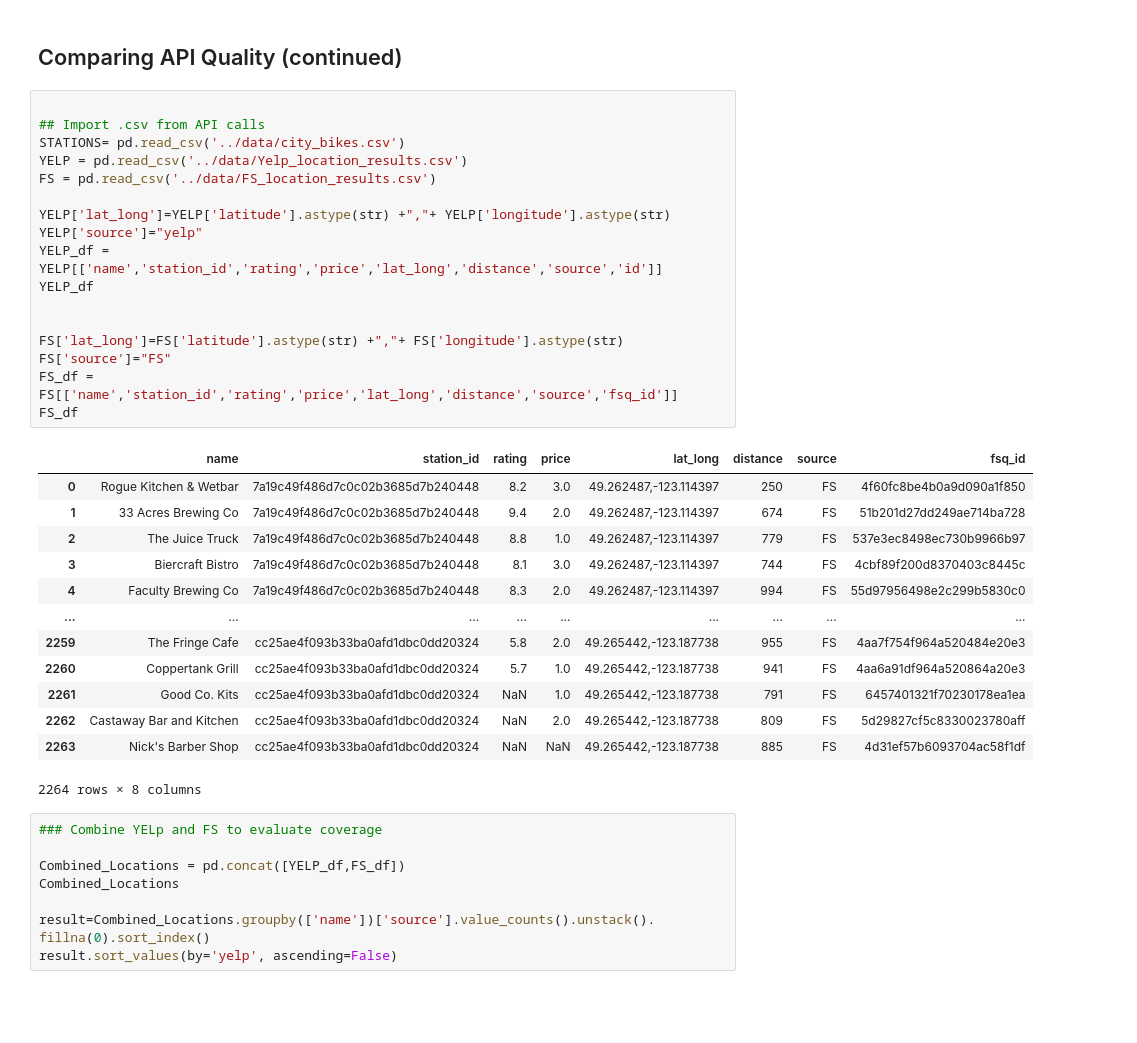
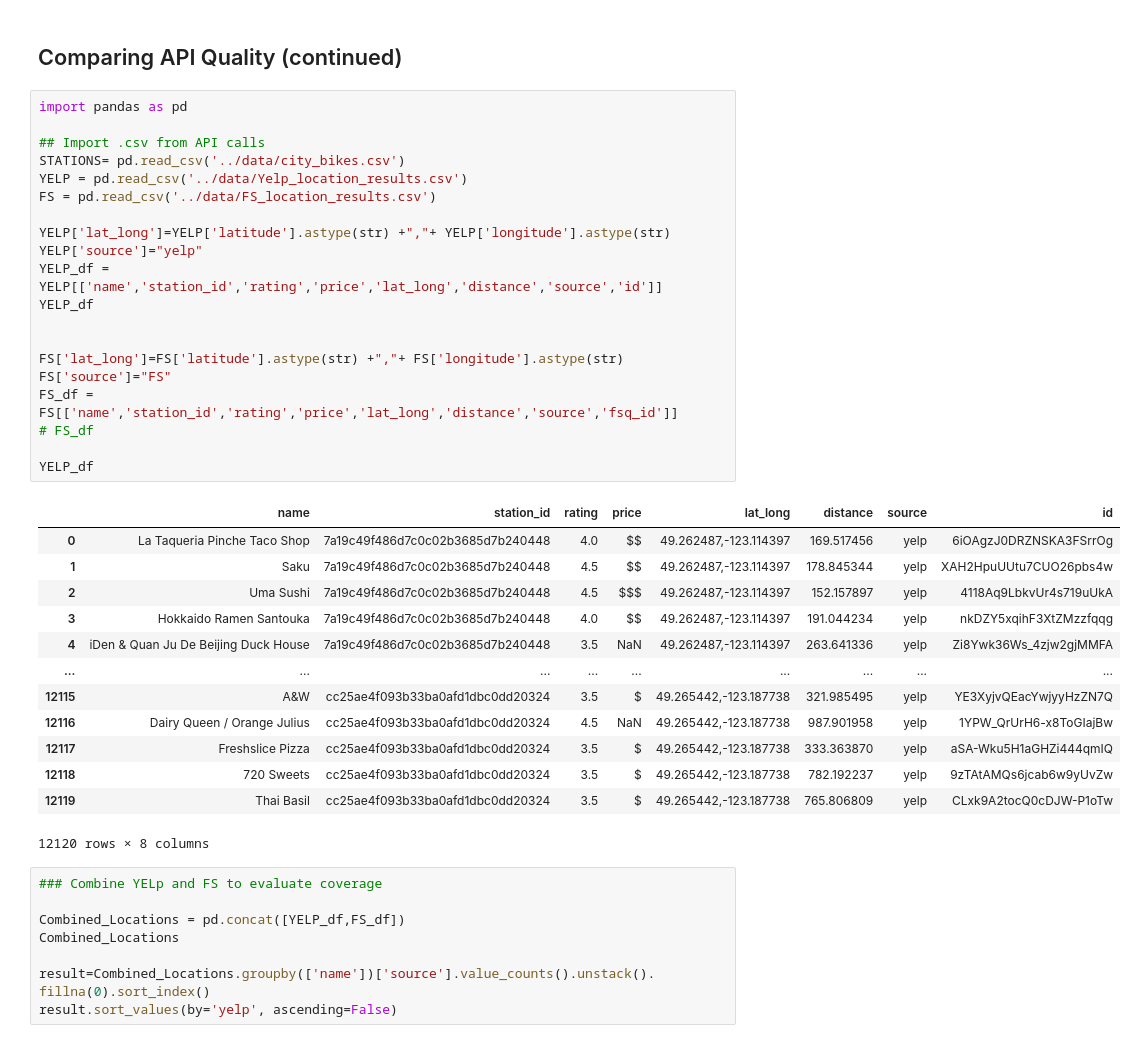
Before and after one commit to j-lepard/LHL-Statistics, a Jupyter notebook: notebooks/02.yelp_foursquare_EDA.ipynb, the cells around one changed output. Saved outputs shown, nothing was run; the diff lists cells and outputs as text; blank space fills up the shorter version.

Commit message:
Initial EDA on FS vs Yelp

```diff
--- a/notebooks/02.yelp_foursquare_EDA.ipynb
+++ b/notebooks/02.yelp_foursquare_EDA.ipynb
@@ -393,36 +393,39 @@ Get the top 10 restaurants according to their rating:
 # %% [markdown]
 ## Comparing API Quality (continued)
 # %%
+import pandas as pd
 
 ## Import .csv from API calls
 STATIONS= pd.read_csv('../data/city_bikes.csv')
 YELP = pd.read_csv('../data/Yelp_location_results.csv')
 FS = pd.read_csv('../data/FS_location_results.csv')
 
 YELP['lat_long']=YELP['latitude'].astype(str) +","+ YELP['longitude'].astype(str)
 YELP['source']="yelp"
 YELP_df = YELP[['name','station_id','rating','price','lat_long','distance','source','id']]
 YELP_df
 
 
 FS['lat_long']=FS['latitude'].astype(str) +","+ FS['longitude'].astype(str)
 FS['source']="FS"
 FS_df = FS[['name','station_id','rating','price','lat_long','distance','source','fsq_id']]
-FS_df
+# FS_df
+
+YELP_df
 # %% [output]
-|  | name | station_id | rating | price | lat_long | distance | source | fsq_id |
-| 0 | Rogue Kitchen & Wetbar | 7a19c49f486d7c0c02b3685d7b240448 | 8.2 | 3.0 | 49.262487,-123.114397 | 250 | FS | 4f60fc8be4b0a9d090a1f850 |
-| 1 | 33 Acres Brewing Co | 7a19c49f486d7c0c02b3685d7b240448 | 9.4 | 2.0 | 49.262487,-123.114397 | 674 | FS | 51b201d27dd249ae714ba728 |
-| 2 | The Juice Truck | 7a19c49f486d7c0c02b3685d7b240448 | 8.8 | 1.0 | 49.262487,-123.114397 | 779 | FS | 537e3ec8498ec730b9966b97 |
-| 3 | Biercraft Bistro | 7a19c49f486d7c0c02b3685d7b240448 | 8.1 | 3.0 | 49.262487,-123.114397 | 744 | FS | 4cbf89f200d8370403c8445c |
-| 4 | Faculty Brewing Co | 7a19c49f486d7c0c02b3685d7b240448 | 8.3 | 2.0 | 49.262487,-123.114397 | 994 | FS | 55d97956498e2c299b5830c0 |
+|  | name | station_id | rating | price | lat_long | distance | source | id |
+| 0 | La Taqueria Pinche Taco Shop | 7a19c49f486d7c0c02b3685d7b240448 | 4.0 | $$ | 49.262487,-123.114397 | 169.517456 | yelp | 6iOAgzJ0DRZNSKA3FSrrOg |
+| 1 | Saku | 7a19c49f486d7c0c02b3685d7b240448 | 4.5 | $$ | 49.262487,-123.114397 | 178.845344 | yelp | XAH2HpuUUtu7CUO26pbs4w |
+| 2 | Uma Sushi | 7a19c49f486d7c0c02b3685d7b240448 | 4.5 | $$$ | 49.262487,-123.114397 | 152.157897 | yelp | 4118Aq9LbkvUr4s719uUkA |
+| 3 | Hokkaido Ramen Santouka | 7a19c49f486d7c0c02b3685d7b240448 | 4.0 | $$ | 49.262487,-123.114397 | 191.044234 | yelp | nkDZY5xqihF3XtZMzzfqqg |
+| 4 | iDen & Quan Ju De Beijing Duck House | 7a19c49f486d7c0c02b3685d7b240448 | 3.5 | NaN | 49.262487,-123.114397 | 263.641336 | yelp | Zi8Ywk36Ws_4zjw2gjMMFA |
 | ... | ... | ... | ... | ... | ... | ... | ... | ... |
-| 2259 | The Fringe Cafe | cc25ae4f093b33ba0afd1dbc0dd20324 | 5.8 | 2.0 | 49.265442,-123.187738 | 955 | FS | 4aa7f754f964a520484e20e3 |
-| 2260 | Coppertank Grill | cc25ae4f093b33ba0afd1dbc0dd20324 | 5.7 | 1.0 | 49.265442,-123.187738 | 941 | FS | 4aa6a91df964a520864a20e3 |
-| 2261 | Good Co. Kits | cc25ae4f093b33ba0afd1dbc0dd20324 | NaN | 1.0 | 49.265442,-123.187738 | 791 | FS | 6457401321f70230178ea1ea |
-| 2262 | Castaway Bar and Kitchen | cc25ae4f093b33ba0afd1dbc0dd20324 | NaN | 2.0 | 49.265442,-123.187738 | 809 | FS | 5d29827cf5c8330023780aff |
-| 2263 | Nick's Barber Shop | cc25ae4f093b33ba0afd1dbc0dd20324 | NaN | NaN | 49.265442,-123.187738 | 885 | FS | 4d31ef57b6093704ac58f1df |
+| 12115 | A&W | cc25ae4f093b33ba0afd1dbc0dd20324 | 3.5 | $ | 49.265442,-123.187738 | 321.985495 | yelp | YE3XyjvQEacYwjyyHzZN7Q |
+| 12116 | Dairy Queen / Orange Julius | cc25ae4f093b33ba0afd1dbc0dd20324 | 4.5 | NaN | 49.265442,-123.187738 | 987.901958 | yelp | 1YPW_QrUrH6-x8ToGIajBw |
+| 12117 | Freshslice Pizza | cc25ae4f093b33ba0afd1dbc0dd20324 | 3.5 | $ | 49.265442,-123.187738 | 333.363870 | yelp | aSA-Wku5H1aGHZi444qmIQ |
+| 12118 | 720 Sweets | cc25ae4f093b33ba0afd1dbc0dd20324 | 3.5 | $ | 49.265442,-123.187738 | 782.192237 | yelp | 9zTAtAMQs6jcab6w9yUvZw |
+| 12119 | Thai Basil | cc25ae4f093b33ba0afd1dbc0dd20324 | 3.5 | $ | 49.265442,-123.187738 | 765.806809 | yelp | CLxk9A2tocQ0cDJW-P1oTw |
-2264 rows × 8 columns
+12120 rows × 8 columns
 # %%
 ### Combine YELp and FS to evaluate coverage
 
```
Also changed, not shown: parts of 4 cells of this notebook.
